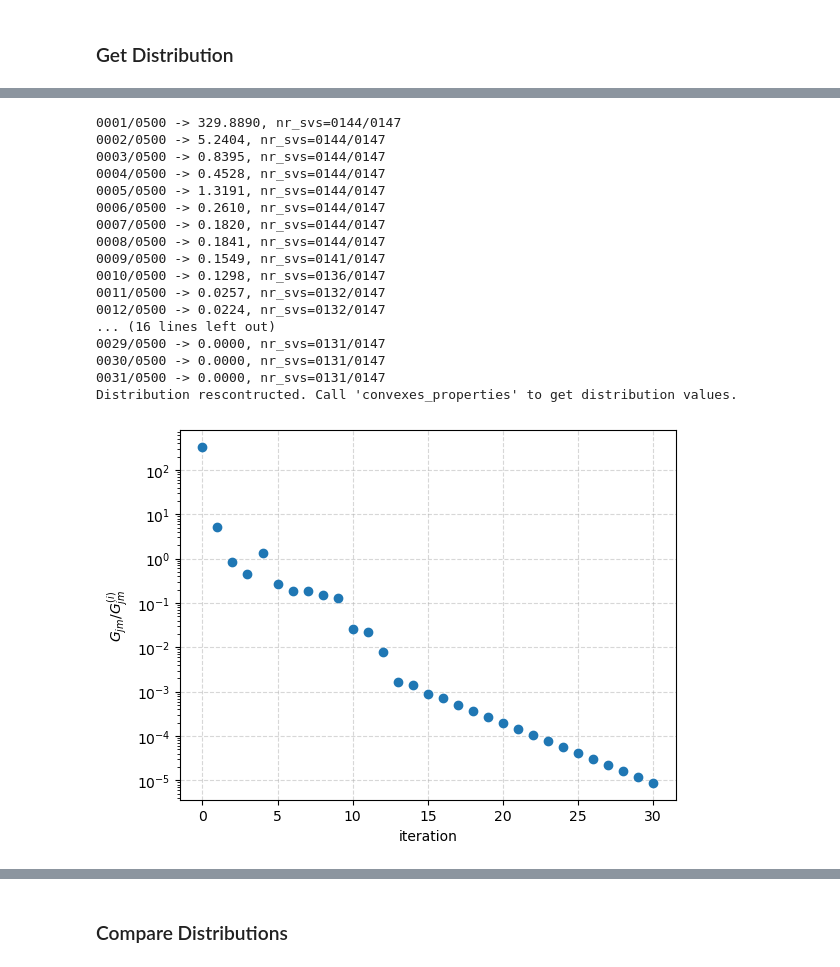
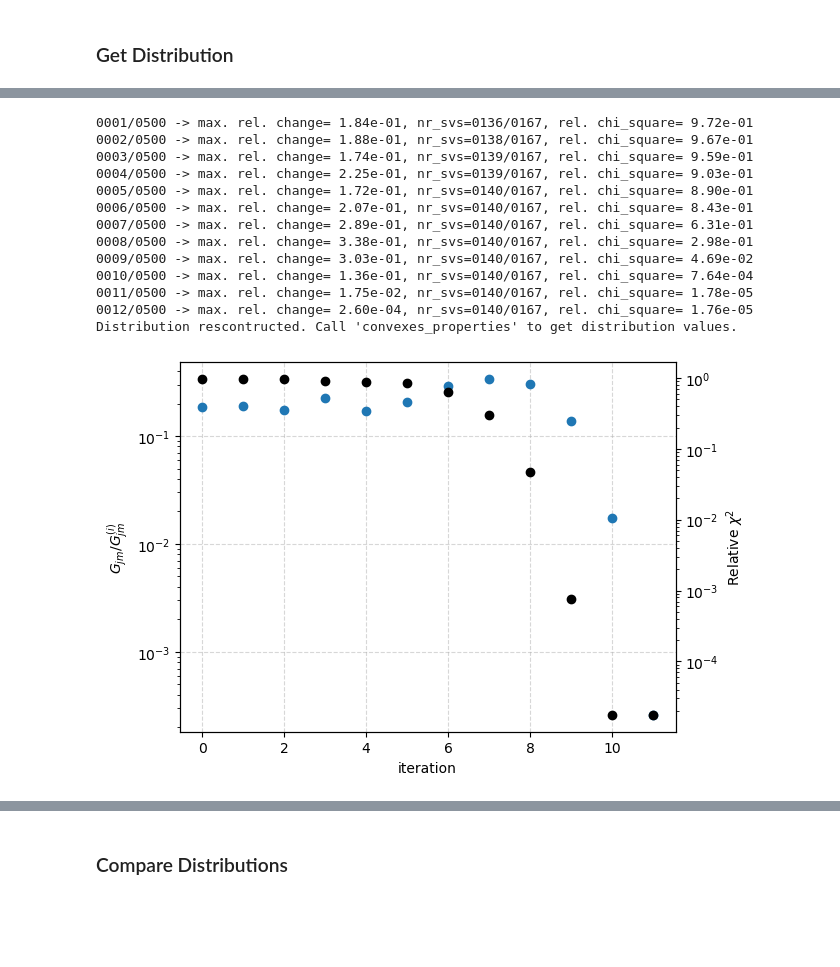
Before and after one commit to lnls-fac/apsuite, a Jupyter notebook: examples/reconstruction_from_grid.ipynb, the cells around one changed output, grey strips where cells are left out. Saved outputs shown, nothing was run; the diff lists cells and outputs as text; code cells hidden in the pictures; blank space fills up the shorter version.

```diff
--- a/examples/reconstruction_from_grid.ipynb
+++ b/examples/reconstruction_from_grid.ipynb
@@ -161,7 +161,7 @@ gridx, gridy = np.meshgrid(x, y)
 coords = np.vstack([gridx.ravel(), gridy.ravel()])
 
 # Distribution 1
-mean_off = np.array([-19, 0])
+mean_off = np.array([-19, 0]) * 0
 cov_scale = 1
 
 # Parameters
@@ -184,7 +184,7 @@ z3 = bivariate_gaussian(mean3, cov3, gridx, gridy)
 original_distrib = z1 + z2 + z3 / 4
 
 # maxv = original_distrib.max()
-# original_distrib[original_distrib > 0.5*maxv] = 0.5*maxv
+# original_distrib[original_distrib < 0.3*maxv] = 0.0*maxv
 
 proj1 = integrate.trapezoid(original_distrib, dx=delta_y, axis=1)
 norm_const = integrate.trapezoid(proj1, dx=delta_x)
@@ -272,6 +272,11 @@ fig.tight_layout()
 ### Projections
 # %%
 projs_x, bins_x, bins_size_x = get_projections(gridx, gridy, hists)
+
+## Add noise to the distributions
+for proj in projs_x:
+    proj += np.random.randn(proj.size)*proj.max()*0.02 * 0
+    proj[proj<0] = 0
 
 # Normalize projection according to bin_size
 projs_x_bin = []
@@ -351,13 +356,11 @@ Text(0.5, 0.98, 'Number of Projections: 3')
 # t_convex = time()
 fname = f'convexes_{nr_angles}.pickle'
 if os.path.isfile(fname):
-    convex_list, indices_list = load(fname)
-    dist_rec._convexes_list = convex_list
-    dist_rec._convexes_idcs = indices_list
+    dist_rec._convexes = load(fname)
 else:
-    convex_list, indices_list = dist_rec.subdivide_main_convex([main_cvx])
-    save([convex_list, indices_list], fname, overwrite=True)
-idcs_to_cvx = dist_rec.dict_idcs_to_cvx()
+    dist_rec.subdivide_main_convex([main_cvx])
+    save(dist_rec._convexes, fname, overwrite=True)
+convexes_all = dist_rec.convexes
 # np.savetxt(f"t_convex_j{nr_angles}.txt", [nr_angles, time() - t_convex])
 # %% [markdown]
 ### Get Distribution
@@ -383,38 +384,46 @@ fig.tight_layout()
 # %%
 # t_rec = time()
-dist_rec.reconstruct_distribution(nr_iter=500, tol=1e-5, gain=1, thres=1, rcond=1e-3, fancy_init=False)
+dist_rec.reconstruct_distribution(
+    nr_iter=500,
+    tol=1e-3,
+    gain=1,
+    max_change=1,
+    min_rchi2=1e-6,
+    rcond=1e-3,
+    fancy_init=True
+)
 # np.savetxt(f"t_rec_j{nr_angles}.txt", [nr_angles, time() - t_rec])
 # save(dist_rec, f"dist_rec_j{nr_angles}")
 # %% [output]
-0001/0500 -> 329.8890, nr_svs=0144/0147
-0002/0500 -> 5.2404, nr_svs=0144/0147
-0003/0500 -> 0.8395, nr_svs=0144/0147
-0004/0500 -> 0.4528, nr_svs=0144/0147
-0005/0500 -> 1.3191, nr_svs=0144/0147
-0006/0500 -> 0.2610, nr_svs=0144/0147
-0007/0500 -> 0.1820, nr_svs=0144/0147
-0008/0500 -> 0.1841, nr_svs=0144/0147
-0009/0500 -> 0.1549, nr_svs=0141/0147
-0010/0500 -> 0.1298, nr_svs=0136/0147
-0011/0500 -> 0.0257, nr_svs=0132/0147
-0012/0500 -> 0.0224, nr_svs=0132/0147
-... (16 lines left out)
-0029/0500 -> 0.0000, nr_svs=0131/0147
-0030/0500 -> 0.0000, nr_svs=0131/0147
-0031/0500 -> 0.0000, nr_svs=0131/0147
+0001/0500 -> max. rel. change= 1.84e-01, nr_svs=0136/0167, rel. chi_square= 9.72e-01
+0002/0500 -> max. rel. change= 1.88e-01, nr_svs=0138/0167, rel. chi_square= 9.67e-01
+0003/0500 -> max. rel. change= 1.74e-01, nr_svs=0139/0167, rel. chi_square= 9.59e-01
+0004/0500 -> max. rel. change= 2.25e-01, nr_svs=0139/0167, rel. chi_square= 9.03e-01
+0005/0500 -> max. rel. change= 1.72e-01, nr_svs=0140/0167, rel. chi_square= 8.90e-01
+0006/0500 -> max. rel. change= 2.07e-01, nr_svs=0140/0167, rel. chi_square= 8.43e-01
+0007/0500 -> max. rel. change= 2.89e-01, nr_svs=0140/0167, rel. chi_square= 6.31e-01
+0008/0500 -> max. rel. change= 3.38e-01, nr_svs=0140/0167, rel. chi_square= 2.98e-01
+0009/0500 -> max. rel. change= 3.03e-01, nr_svs=0140/0167, rel. chi_square= 4.69e-02
+0010/0500 -> max. rel. change= 1.36e-01, nr_svs=0140/0167, rel. chi_square= 7.64e-04
+0011/0500 -> max. rel. change= 1.75e-02, nr_svs=0140/0167, rel. chi_square= 1.78e-05
+0012/0500 -> max. rel. change= 2.60e-04, nr_svs=0140/0167, rel. chi_square= 1.76e-05
 Distribution rescontructed. Call 'convexes_properties' to get distribution values.
 # %%
 convergence = np.array(dist_rec.convergence_info)
 
 fig, ax = plt.subplots(1, 1)
 
 ax.plot(convergence[:, 0], convergence[:, 1], "o")
+ay = ax.twinx()
+ay.plot(convergence[:, 0], convergence[:, 3], 'ko')
+ay.set_yscale('log')
+ay.set_ylabel(r'Relative $\chi^2$')
 ax.grid(ls="--", alpha=0.5)
 ax.set_xlabel("iteration")
 ax.set_ylabel(r"$G_{jm}/G_{jm}^{(i)}$")
 ax.set_yscale("log")
 # np.savetxt(f"convergence_j{nr_angles}.txt", convergence)
 # %% [output]
-[figure, old version]
+[figure, new version]
 # %%
 # Take convexes properties
```
Also changed, not shown: parts of 17 cells of this notebook, 1 other file.
